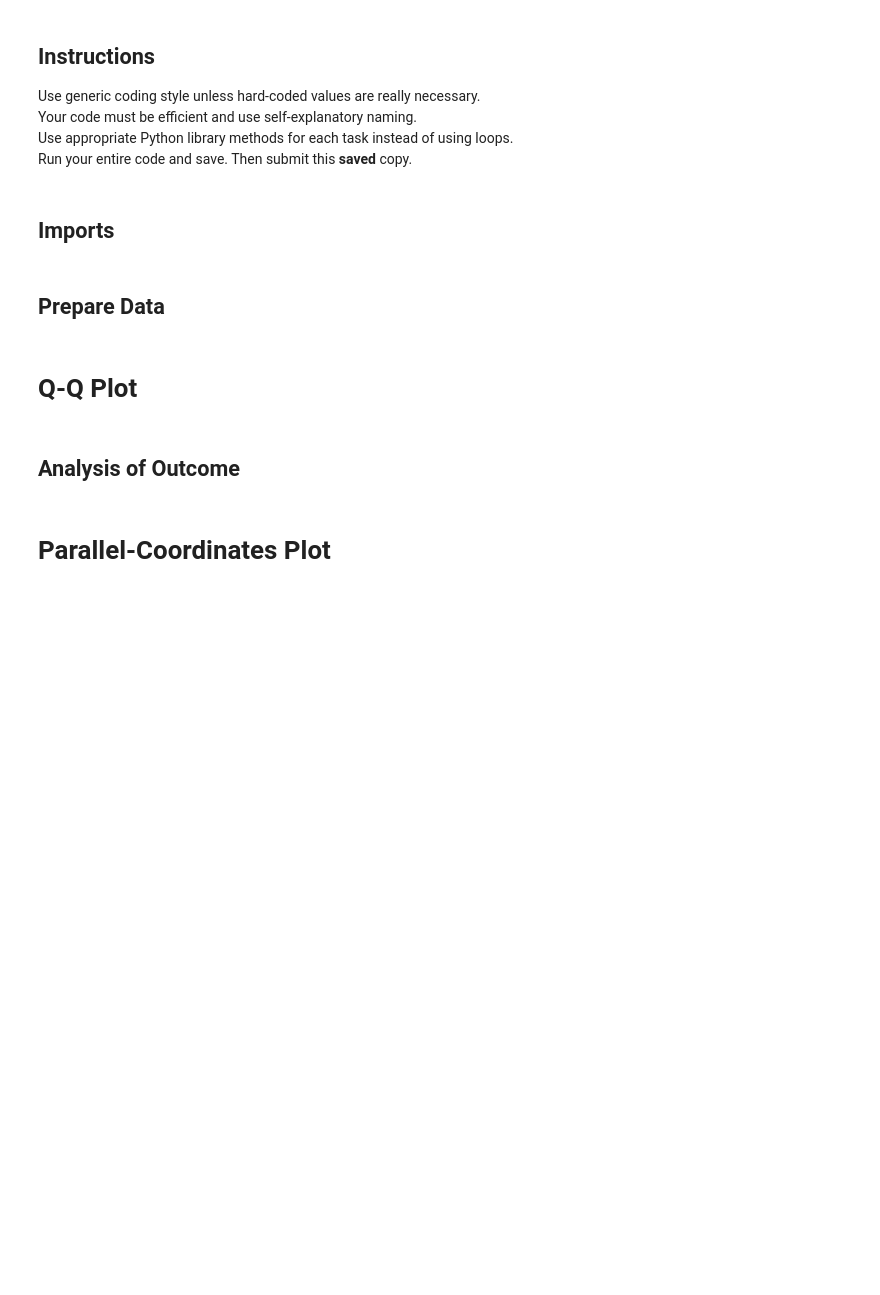
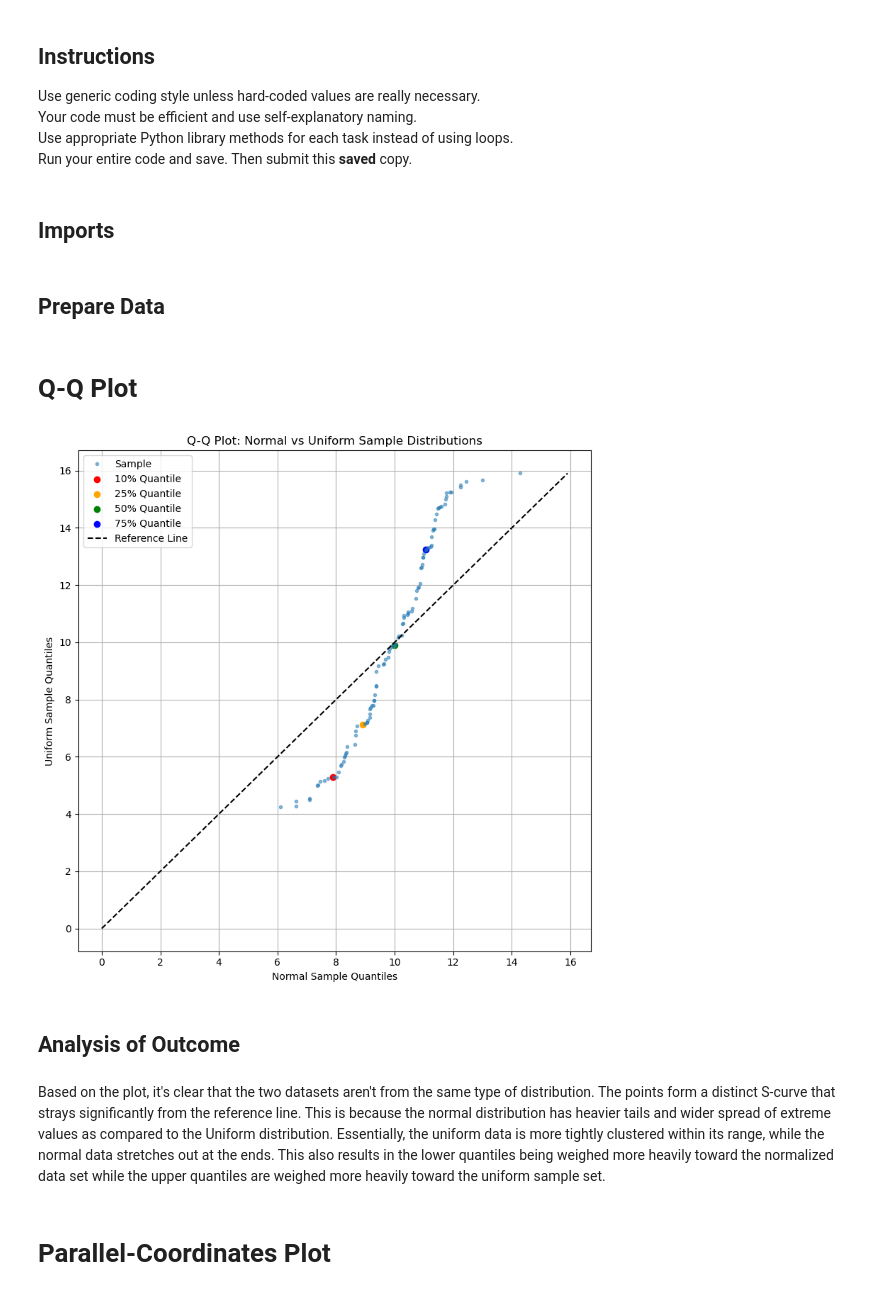
Before and after one commit to arlemoine/CMPS451_Project, a Jupyter notebook: AA_Batteries/C2/C2.ipynb, the cells around one changed output. Saved outputs shown, nothing was run; the diff lists cells and outputs as text; code cells hidden in the pictures; blank space fills up the shorter version.

```diff
--- a/AA_Batteries/C2/C2.ipynb
+++ b/AA_Batteries/C2/C2.ipynb
@@ -14,8 +21,52 @@ Run your entire code and save. Then submit this <b>saved</b> copy.
 # %% [markdown]
 ## Prepare Data
+# %%
+rng = np.random.default_rng(42)
+n = 100
+normal_data = rng.normal(loc=10, scale=2, size=n)
+uniform_data = rng.uniform(low=4, high=16, size=n)
+
+sorted_norm = np.sort(normal_data)
+sorted_unif = np.sort(uniform_data)
+
+quantiles = [0.10, 0.25, 0.50, 0.75]
+normal_quantiles = np.quantile(sorted_norm, quantiles)
+uniform_quantiles = np.quantile(sorted_unif, quantiles)
+quantile_labels = ['10% Quantile', '25% Quantile', '50% Quantile', '75% Quantile']
+colors = ['red', 'orange', 'green', 'blue']
 # %% [markdown]
 # Q-Q Plot
+# %%
+plt.figure(figsize=(8, 8))
+plt.plot(sorted_norm, sorted_unif, 'o', ms=3, alpha=0.5, label="Sample")
+for i in range(len(quantiles)):
+    plt.scatter(normal_quantiles[i], uniform_quantiles[i], c=colors[i], label=quantile_labels[i])
+
+# Find the maximum value of both datasets
+max_point = np.max([sorted_norm, sorted_unif])
+
+# Plot the diagonal line from (0,0) to (max_value, max_value)
+plt.plot(
+    [0, max_point],
+    [0, max_point],
+    color='k',
+    linestyle='--',
+    label='Reference Line'
+)
+
+plt.xlabel("Normal Sample Quantiles")
+plt.ylabel("Uniform Sample Quantiles")
+plt.title("Q-Q Plot: Normal vs Uniform Sample Distributions")
+plt.legend()
+plt.tight_layout()
+
+plt.grid(True)
+plt.show()
+# %% [output]
+[figure, added]
 # %% [markdown]
 ## Analysis of Outcome
+# %% [markdown]
+Based on the plot, it's clear that the two datasets aren't from the same type of distribution. The points form a distinct S-curve that strays significantly from the reference line. This is because the normal distribution has heavier tails and wider spread of extreme values as compared to the Uniform distribution. Essentially, the uniform data is more tightly clustered within its range, while the normal data stretches out at the ends. This also results in the lower quantiles being weighed more heavily toward the normalized data set while the upper quantiles are weighed more heavily toward the uniform sample set.
 # %% [markdown]
 # Parallel-Coordinates Plot
```
Also changed, not shown: parts of 4 cells of this notebook.
